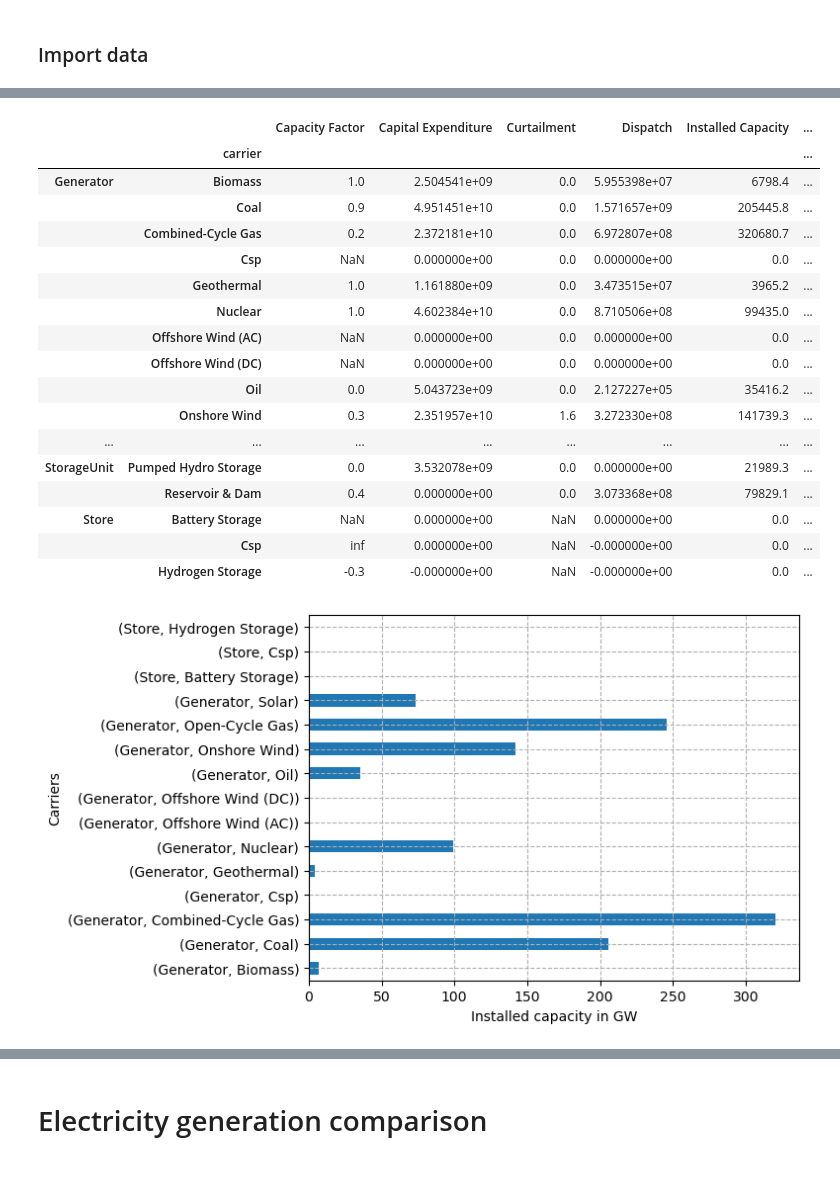
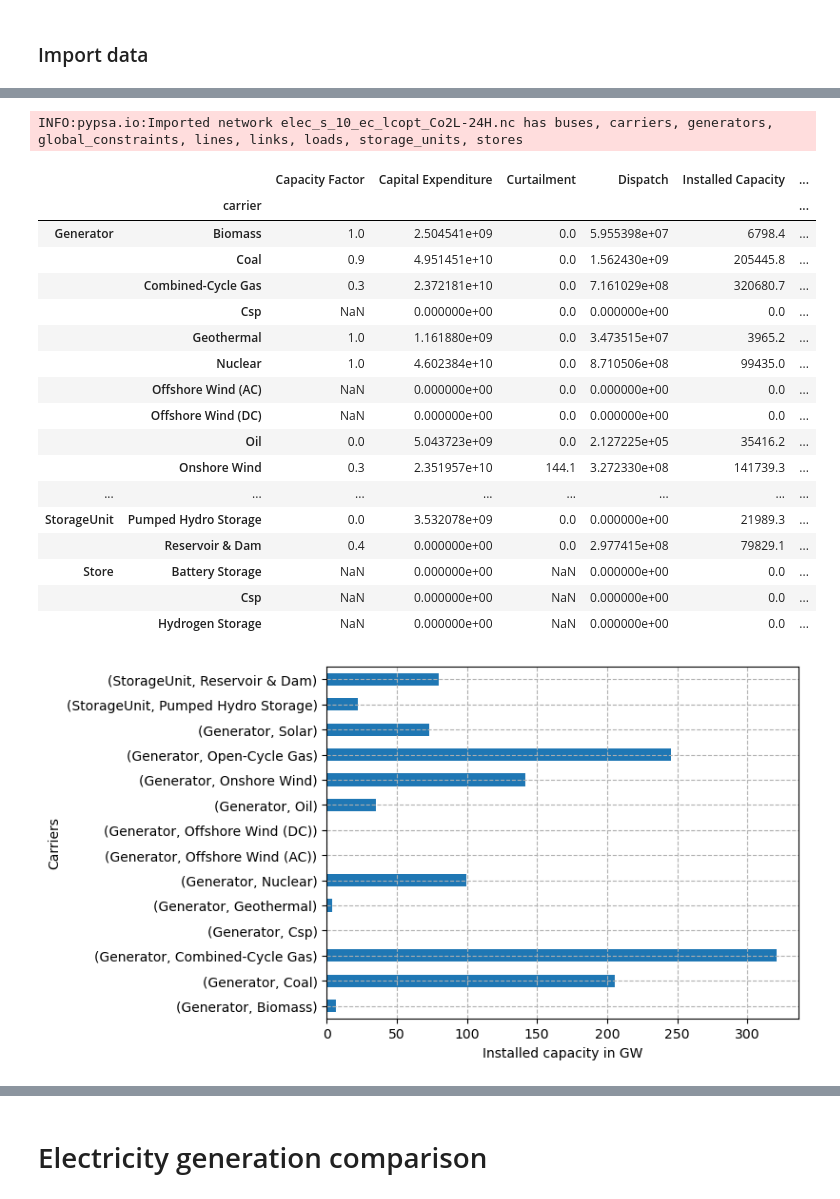
Before and after one commit to open-energy-transition/geothermal-modelling, a Jupyter notebook: analysis/notebooks/Analysis_PE.ipynb, the cells around one changed output, grey strips where cells are left out. Saved outputs shown, nothing was run; the diff lists cells and outputs as text; code cells hidden in the pictures; blank space fills up the shorter version.

Commit message:
modified capacity analysis + auto time resolution

```diff
--- a/analysis/notebooks/Analysis_PE.ipynb
+++ b/analysis/notebooks/Analysis_PE.ipynb
@@ -10,7 +14,14 @@ The namespace `pypsa.networkclustering` is deprecated and will be removed in PyP
 # %% [markdown]
 ### Import data
 # %%
-base_path = "../../workflow/pypsa-earth/"
-df_n = pypsa.Network(base_path + "/results/US_2021/networks/elec_s_10_ec_lcopt_Co2L-24H.nc")
-df_eia = pd.read_csv("../data/generation_eia.csv",index_col="Unnamed: 0")
-df_eia
+# Set the paths
+base_path = "../../"
+#base_path = pathlib.Path(__file__).parent.parent.parent
+log_file_dir_path = pathlib.Path(base_path, "logs")
+plot_dir_path = pathlib.Path(base_path, "analysis", "plots")
+pypsa_earth_path = pathlib.Path(base_path, "workflow", "pypsa-earth")
+network_path = pathlib.Path(pypsa_earth_path, "results", "US_2021", "networks", "elec_s_10_ec_lcopt_Co2L-24H.nc")
+eia_generation_path = pathlib.Path(base_path, "analysis", "data", "generation_eia.csv")
+generation_plot_path = pathlib.Path(plot_dir_path, "electricity_generation.png")
+eia_capacity_path = pathlib.Path(base_path, "analysis", "data", "capacities_eia.xlsx")
+installed_capacity_plot_path = pathlib.Path(plot_dir_path, "installed_capacity.png")
@@ -62,32 +62,39 @@ Name: p_nom_extendable, dtype: bool
+# %%
+df_network = pypsa.Network(network_path)
+df_eia_generation_year = df_eia_generation.loc[df_eia_generation["Period"] == args.year].squeeze()
+
+s_max_pu = df_network.lines["s_max_pu"].unique()[0]
+# %% [output]
+INFO:pypsa.io:Imported network elec_s_10_ec_lcopt_Co2L-24H.nc has buses, carriers, generators, global_constraints, lines, links, loads, storage_units, stores
 # %%
-df_n.statistics().round(1)
+df_network.statistics().round(1)
 # %% [output]
 |  |  | Capacity Factor | Capital Expenditure | Curtailment | Dispatch | Installed Capacity | ... |
 |  | carrier |  |  |  |  |  | ... |
 | Generator | Biomass | 1.0 | 2.504541e+09 | 0.0 | 5.955398e+07 | 6798.4 | ... |
-|  | Coal | 0.9 | 4.951451e+10 | 0.0 | 1.571657e+09 | 205445.8 | ... |
-|  | Combined-Cycle Gas | 0.2 | 2.372181e+10 | 0.0 | 6.972807e+08 | 320680.7 | ... |
+|  | Coal | 0.9 | 4.951451e+10 | 0.0 | 1.562430e+09 | 205445.8 | ... |
+|  | Combined-Cycle Gas | 0.3 | 2.372181e+10 | 0.0 | 7.161029e+08 | 320680.7 | ... |
 |  | Csp | NaN | 0.000000e+00 | 0.0 | 0.000000e+00 | 0.0 | ... |
 |  | Geothermal | 1.0 | 1.161880e+09 | 0.0 | 3.473515e+07 | 3965.2 | ... |
 |  | Nuclear | 1.0 | 4.602384e+10 | 0.0 | 8.710506e+08 | 99435.0 | ... |
 |  | Offshore Wind (AC) | NaN | 0.000000e+00 | 0.0 | 0.000000e+00 | 0.0 | ... |
 |  | Offshore Wind (DC) | NaN | 0.000000e+00 | 0.0 | 0.000000e+00 | 0.0 | ... |
-|  | Oil | 0.0 | 5.043723e+09 | 0.0 | 2.127227e+05 | 35416.2 | ... |
-|  | Onshore Wind | 0.3 | 2.351957e+10 | 1.6 | 3.272330e+08 | 141739.3 | ... |
+|  | Oil | 0.0 | 5.043723e+09 | 0.0 | 2.127225e+05 | 35416.2 | ... |
+|  | Onshore Wind | 0.3 | 2.351957e+10 | 144.1 | 3.272330e+08 | 141739.3 | ... |
 | ... | ... | ... | ... | ... | ... | ... | ... |
 | StorageUnit | Pumped Hydro Storage | 0.0 | 3.532078e+09 | 0.0 | 0.000000e+00 | 21989.3 | ... |
-|  | Reservoir & Dam | 0.4 | 0.000000e+00 | 0.0 | 3.073368e+08 | 79829.1 | ... |
+|  | Reservoir & Dam | 0.4 | 0.000000e+00 | 0.0 | 2.977415e+08 | 79829.1 | ... |
 | Store | Battery Storage | NaN | 0.000000e+00 | NaN | 0.000000e+00 | 0.0 | ... |
-|  | Csp | inf | 0.000000e+00 | NaN | -0.000000e+00 | 0.0 | ... |
-|  | Hydrogen Storage | -0.3 | -0.000000e+00 | NaN | -0.000000e+00 | 0.0 | ... |
+|  | Csp | NaN | 0.000000e+00 | NaN | 0.000000e+00 | 0.0 | ... |
+|  | Hydrogen Storage | NaN | 0.000000e+00 | NaN | 0.000000e+00 | 0.0 | ... |
 # %%
-stats = df_n.statistics().round(1)["Installed Capacity"] / 1e3
-installed_cap = stats.loc[["Generator","Store"]]
+stats = df_network.statistics().round(1)["Installed Capacity"] / 1e3
+installed_cap = stats.loc[["Generator","StorageUnit"]]
 # installed_cap = installed_cap.drop(('Generator','load'))
 installed_cap.plot(kind='barh')
 plt.xlabel("Installed capacity in GW")
 plt.ylabel("Carriers")
 plt.grid(linestyle='--')
 # %% [output]
-[figure, old version]
+[figure, new version]
 # %%
```
Also changed, not shown: parts of 35 cells of this notebook.
